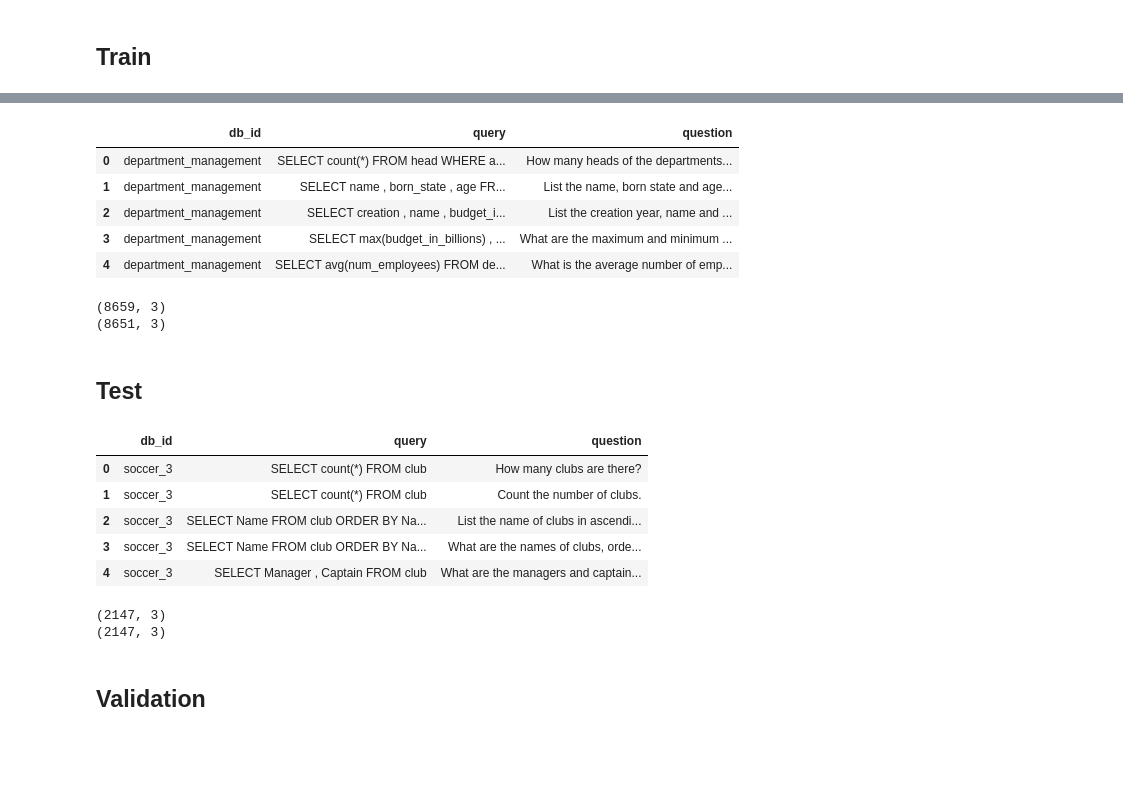
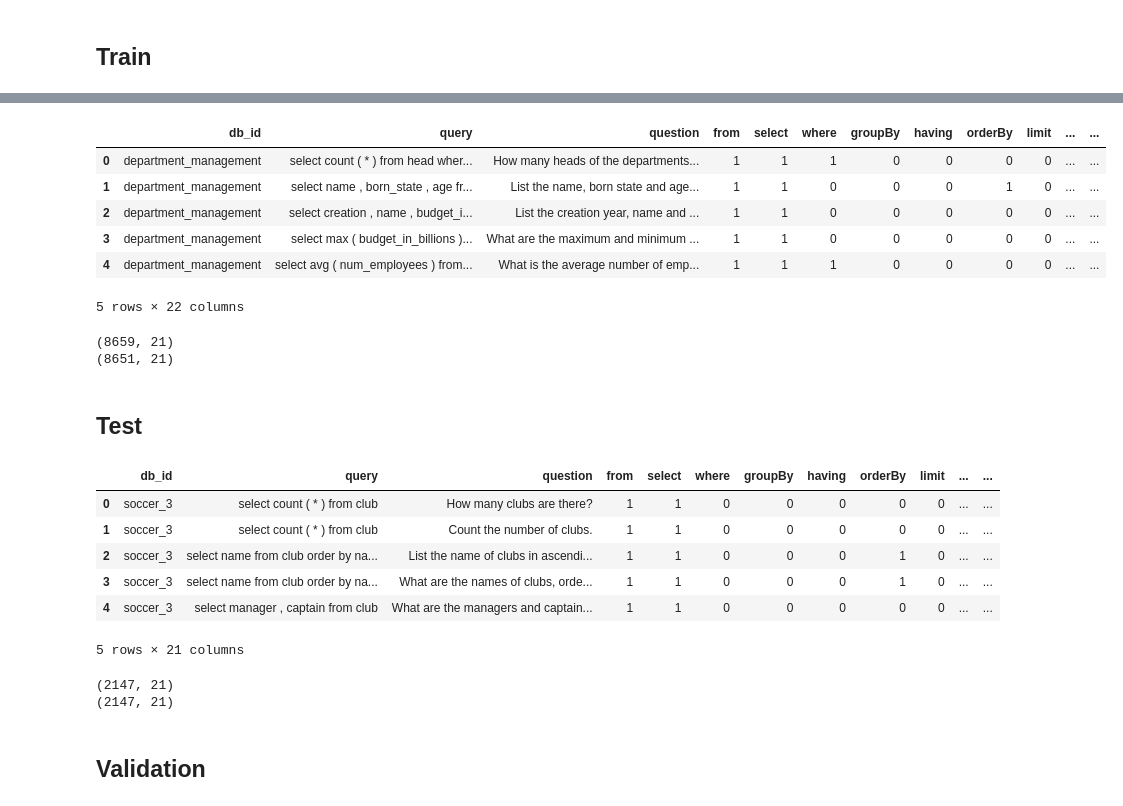
Before and after one commit to Vedant-Tibrewal/chatDB-dsci551, a Jupyter notebook: notebooks/data_prep.ipynb, the cells around one changed output, grey strips where cells are left out. Drawn from its saved outputs; the diff is of its cells as text; code cells hidden in the pictures; blank space fills up the shorter version.

```diff
--- a/notebooks/data_prep.ipynb
+++ b/notebooks/data_prep.ipynb
@@ -50,6 +47,31 @@ def spider_json_to_pandas(file_path):
     dataset = pd.DataFrame(converted_data, columns=columns)
 
     return dataset
+# %%
+def func_preprocess(text):
+    text = text.lower().strip()
+
+    text = re.sub(r"\(", ' ( ', text)
+    text = re.sub(r'\)', ' ) ', text)
+    text = re.sub(r'=', ' = ', text)
+    text = re.sub(r'  ', ' ', text)
+
+    return text
+
+
+def all_func_columns(df, wikidataset=False):
+
+    if wikidataset:
+        funcs = ['db_id', 'from', 'select', 'where', 'groupBy',
+       'having', 'orderBy', 'limit', 'intersect', 'union', 'except',
+       'distinct', 'count', 'join' ,'max', 'avg', 'min', 'sum', 'and', 'or']
+    else:
+        funcs = ["distinct", "count", "join", "max", "avg", "min", "sum", "and", "or"]
+
+    for func in funcs:
+        df[func] = df['query'].astype(str).str.contains(func, case=False).astype(int)
+
+    return df
 # %% [markdown]
 ## Train
 # %%
@@ -67,15 +101,17 @@ spider_train_other.head()
 # %%
 file_path = '/Users/vedanttibrewal/Documents/USC/lectures/sem_1/DSCI-551/project/chatDB-dsci551/dataset/train_spider.json'
 train_spider = spider_json_to_pandas(file_path)
-
+train_spider['query'] = train_spider['query'].map(func_preprocess)
+train_spider = all_func_columns(train_spider)
 train_spider.head()
 # %% [output]
-|  | db_id | query | question |
-| 0 | department_management | SELECT count(*) FROM head WHERE a... | How many heads of the departments... |
-| 1 | department_management | SELECT name , born_state , age FR... | List the name, born state and age... |
-| 2 | department_management | SELECT creation , name , budget_i... | List the creation year, name and ... |
-| 3 | department_management | SELECT max(budget_in_billions) , ... | What are the maximum and minimum ... |
-| 4 | department_management | SELECT avg(num_employees) FROM de... | What is the average number of emp... |
+|  | db_id | query | question | from | select | where | groupBy | having | orderBy | limit | ... | ... |
+| 0 | department_management | select count ( * ) from head wher... | How many heads of the departments... | 1 | 1 | 1 | 0 | 0 | 0 | 0 | ... | ... |
+| 1 | department_management | select name , born_state , age fr... | List the name, born state and age... | 1 | 1 | 0 | 0 | 0 | 1 | 0 | ... | ... |
+| 2 | department_management | select creation , name , budget_i... | List the creation year, name and ... | 1 | 1 | 0 | 0 | 0 | 0 | 0 | ... | ... |
+| 3 | department_management | select max ( budget_in_billions )... | What are the maximum and minimum ... | 1 | 1 | 0 | 0 | 0 | 0 | 0 | ... | ... |
+| 4 | department_management | select avg ( num_employees ) from... | What is the average number of emp... | 1 | 1 | 1 | 0 | 0 | 0 | 0 | ... | ... |
+5 rows × 22 columns
 # %%
 final_train = pd.concat([train_spider, spider_train_other], ignore_index=True)
 print(final_train.shape)
@@ -83,34 +119,37 @@ final_train = final_train.drop_duplicates()
 print(final_train.shape)
 save_path = '/Users/vedanttibrewal/Documents/USC/lectures/sem_1/DSCI-551/project/chatDB-dsci551/dataset/'
 
-final_train.to_csv(f"{save_path}train.csv")
+final_train.to_csv(f"{save_path}train_spider.csv")
 # %% [output]
-(8659, 3)
-(8651, 3)
+(8659, 21)
+(8651, 21)
 # %% [markdown]
 ## Test
 # %%
 file_path = '/Users/vedanttibrewal/Documents/USC/lectures/sem_1/DSCI-551/project/chatDB-dsci551/dataset/test.json'
 test_spider = spider_json_to_pandas(file_path)
+test_spider['query'] = test_spider['query'].map(func_preprocess)
+test_spider = all_func_columns(test_spider)
 
 test_spider.head()
 # %% [output]
-|  | db_id | query | question |
-| 0 | soccer_3 | SELECT count(*) FROM club | How many clubs are there? |
-| 1 | soccer_3 | SELECT count(*) FROM club | Count the number of clubs. |
-| 2 | soccer_3 | SELECT Name FROM club ORDER BY Na... | List the name of clubs in ascendi... |
-| 3 | soccer_3 | SELECT Name FROM club ORDER BY Na... | What are the names of clubs, orde... |
-| 4 | soccer_3 | SELECT Manager , Captain FROM club | What are the managers and captain... |
+|  | db_id | query | question | from | select | where | groupBy | having | orderBy | limit | ... | ... |
+| 0 | soccer_3 | select count ( * ) from club | How many clubs are there? | 1 | 1 | 0 | 0 | 0 | 0 | 0 | ... | ... |
+| 1 | soccer_3 | select count ( * ) from club | Count the number of clubs. | 1 | 1 | 0 | 0 | 0 | 0 | 0 | ... | ... |
+| 2 | soccer_3 | select name from club order by na... | List the name of clubs in ascendi... | 1 | 1 | 0 | 0 | 0 | 1 | 0 | ... | ... |
+| 3 | soccer_3 | select name from club order by na... | What are the names of clubs, orde... | 1 | 1 | 0 | 0 | 0 | 1 | 0 | ... | ... |
+| 4 | soccer_3 | select manager , captain from club | What are the managers and captain... | 1 | 1 | 0 | 0 | 0 | 0 | 0 | ... | ... |
+5 rows × 21 columns
 # %%
 print(test_spider.shape)
 test_spider = test_spider.drop_duplicates()
 print(test_spider.shape)
 save_path = '/Users/vedanttibrewal/Documents/USC/lectures/sem_1/DSCI-551/project/chatDB-dsci551/dataset/'
 
-test_spider.to_csv(f"{save_path}test.csv")
+test_spider.to_csv(f"{save_path}test_spider.csv")
 # %% [output]
-(2147, 3)
-(2147, 3)
+(2147, 21)
+(2147, 21)
 # %% [markdown]
 ## Validation
 # %%
```
Also changed, not shown: parts of 22 cells of this notebook, 9 other files.
